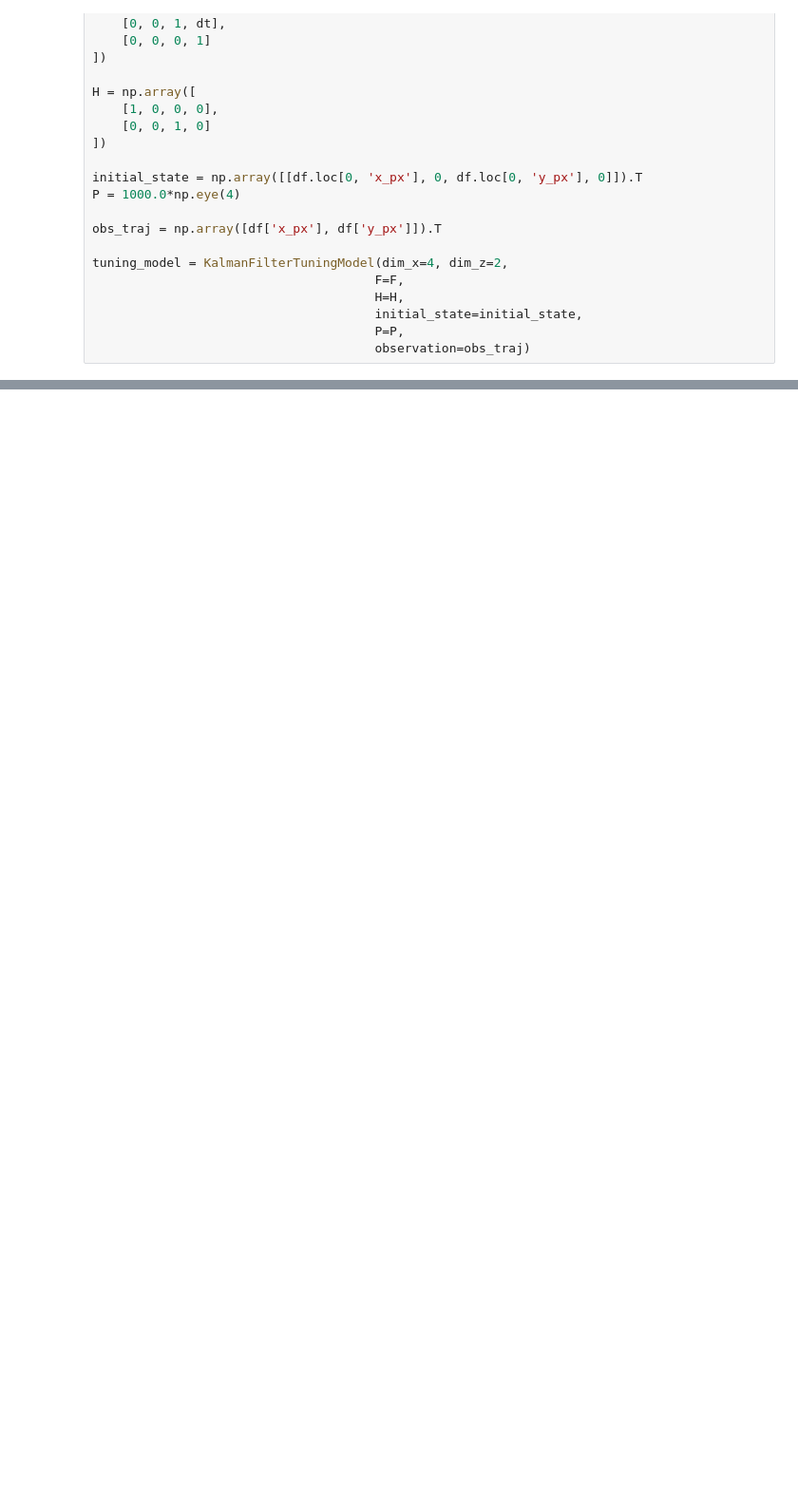
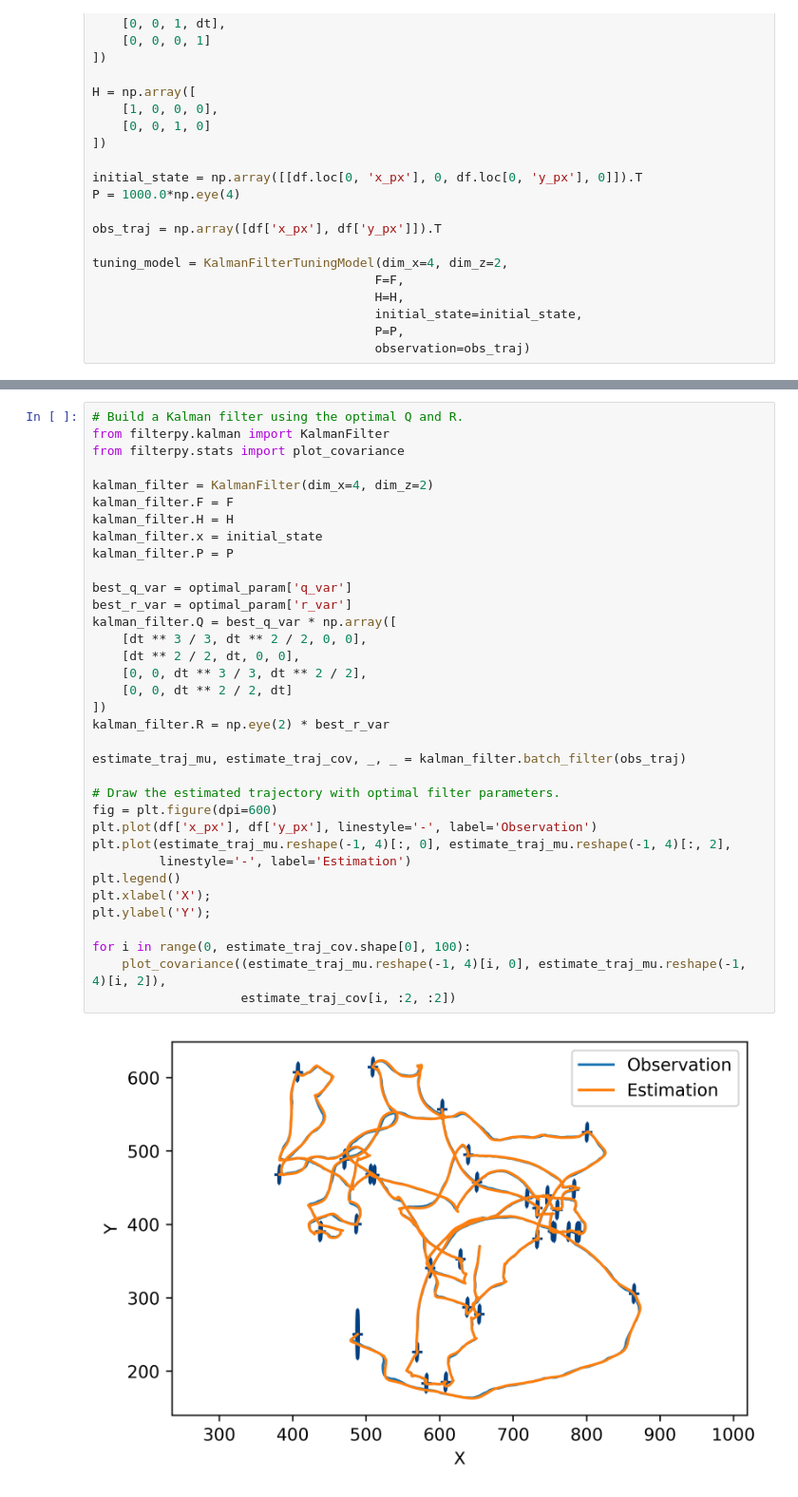
Before and after one commit to haozhu10015/Kalman-Filter-Auto-Tuning, a Jupyter notebook: 2_2D-fly-trajectory.ipynb, the cells around one changed output, grey strips where cells are left out. Shown at 95% size. Saved outputs shown, nothing was run; the diff lists cells and outputs as text; blank space fills up the shorter version.

```diff
--- a/2_2D-fly-trajectory.ipynb
+++ b/2_2D-fly-trajectory.ipynb
@@ -114,0 +82,37 @@ plt.ylabel('Y');
+# %%
+# Build a Kalman filter using the optimal Q and R.
+from filterpy.kalman import KalmanFilter
+from filterpy.stats import plot_covariance
+
+kalman_filter = KalmanFilter(dim_x=4, dim_z=2)
+kalman_filter.F = F
+kalman_filter.H = H
+kalman_filter.x = initial_state
+kalman_filter.P = P
+
+best_q_var = optimal_param['q_var']
+best_r_var = optimal_param['r_var']
+kalman_filter.Q = best_q_var * np.array([
+    [dt ** 3 / 3, dt ** 2 / 2, 0, 0],
+    [dt ** 2 / 2, dt, 0, 0],
+    [0, 0, dt ** 3 / 3, dt ** 2 / 2],
+    [0, 0, dt ** 2 / 2, dt]
+])
+kalman_filter.R = np.eye(2) * best_r_var
+
+estimate_traj_mu, estimate_traj_cov, _, _ = kalman_filter.batch_filter(obs_traj)
+
+# Draw the estimated trajectory with optimal filter parameters.
+fig = plt.figure(dpi=600)
+plt.plot(df['x_px'], df['y_px'], linestyle='-', label='Observation')
+plt.plot(estimate_traj_mu.reshape(-1, 4)[:, 0], estimate_traj_mu.reshape(-1, 4)[:, 2],
+         linestyle='-', label='Estimation')
+plt.legend()
+plt.xlabel('X');
+plt.ylabel('Y');
+
+for i in range(0, estimate_traj_cov.shape[0], 100):
+    plot_covariance((estimate_traj_mu.reshape(-1, 4)[i, 0], estimate_traj_mu.reshape(-1, 4)[i, 2]),
+                    estimate_traj_cov[i, :2, :2])
+# %% [output]
+[figure, added]
```
Also changed, not shown: parts of 5 cells of this notebook.
